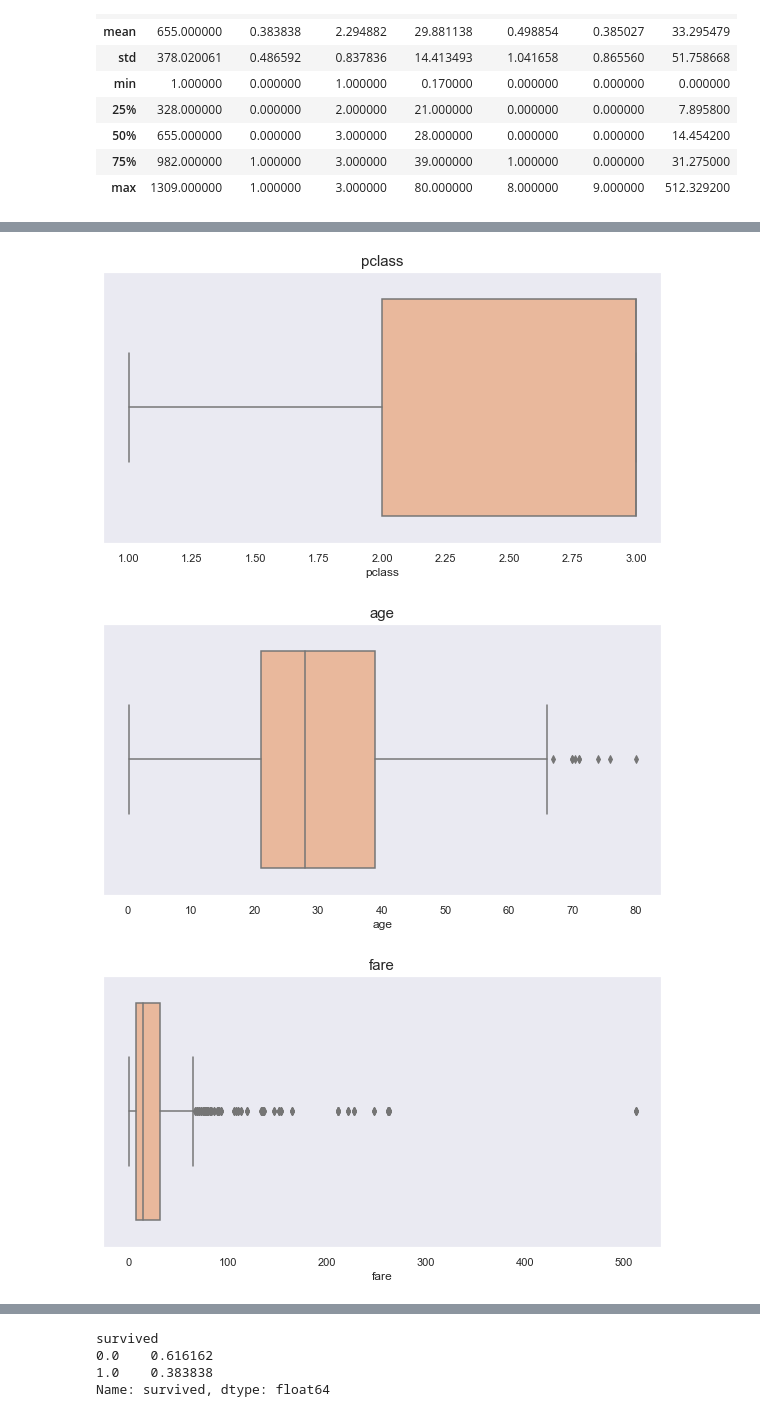
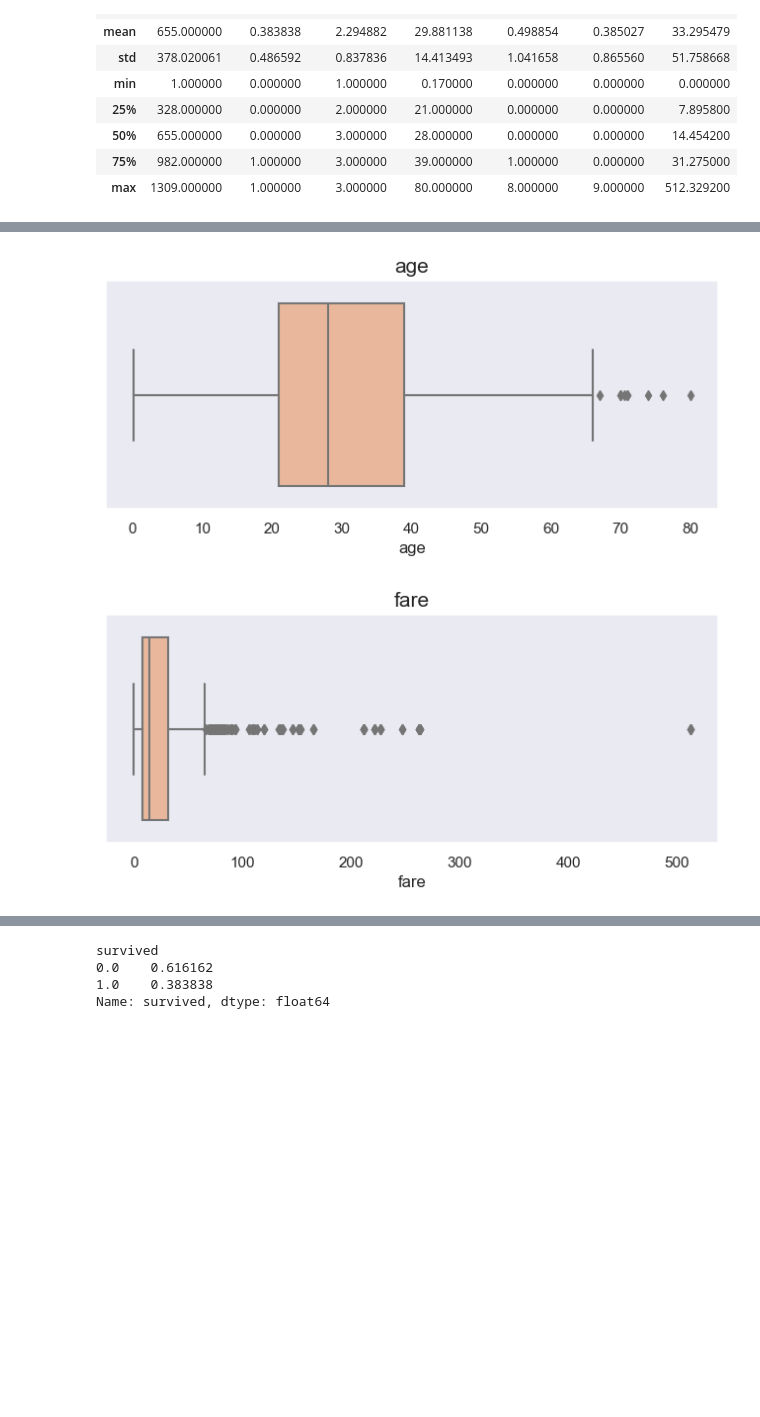
Before and after one commit to Mello-o/titanic, a Jupyter notebook: data-exploration.ipynb, the cells around one changed output, grey strips where cells are left out. Saved outputs shown, nothing was run; the diff lists cells and outputs as text; code cells hidden in the pictures; blank space fills up the shorter version.

```diff
--- a/data-exploration.ipynb
+++ b/data-exploration.ipynb
@@ -10,7 +10,8 @@ train = pd.read_csv('datasets/train.csv')
 test['source'] = 'test'
 train['source'] = 'train'
 
-df = pd.concat([train, test])
+df = pd.concat([train, test]).reset_index()
+df.drop(columns='index', inplace=True)
 # %%
 df.head()
 # %% [output]
@@ -84,17 +101,16 @@ df.describe()
 # %%
-sns.set(style = 'dark', palette = 'rocket_r')
-analysis_vars = ['pclass', 'age', 'fare']
+sns.set_theme(style = 'dark', palette = 'rocket_r')
+analysis_vars = ['age', 'fare']
 
 for col in analysis_vars:
-    fig = plt.figure(figsize = (10, 5))
+    fig = plt.figure(figsize = (8, 3))
     sns.boxplot(x = df[col])
-    title= col
+    title = col
     plt.title(col, fontsize = 15)
     plt.show()
 # %% [output]
-[figure, old version]
+[figure, new version]
-[figure, old version]
+[figure, new version]
-[figure, removed]
 # %%
 analysis_vars_cat = ['sex', 'pclass', 'embarked', 'survived']
 
```
Also changed, not shown: parts of 20 cells of this notebook, 2 other files.
